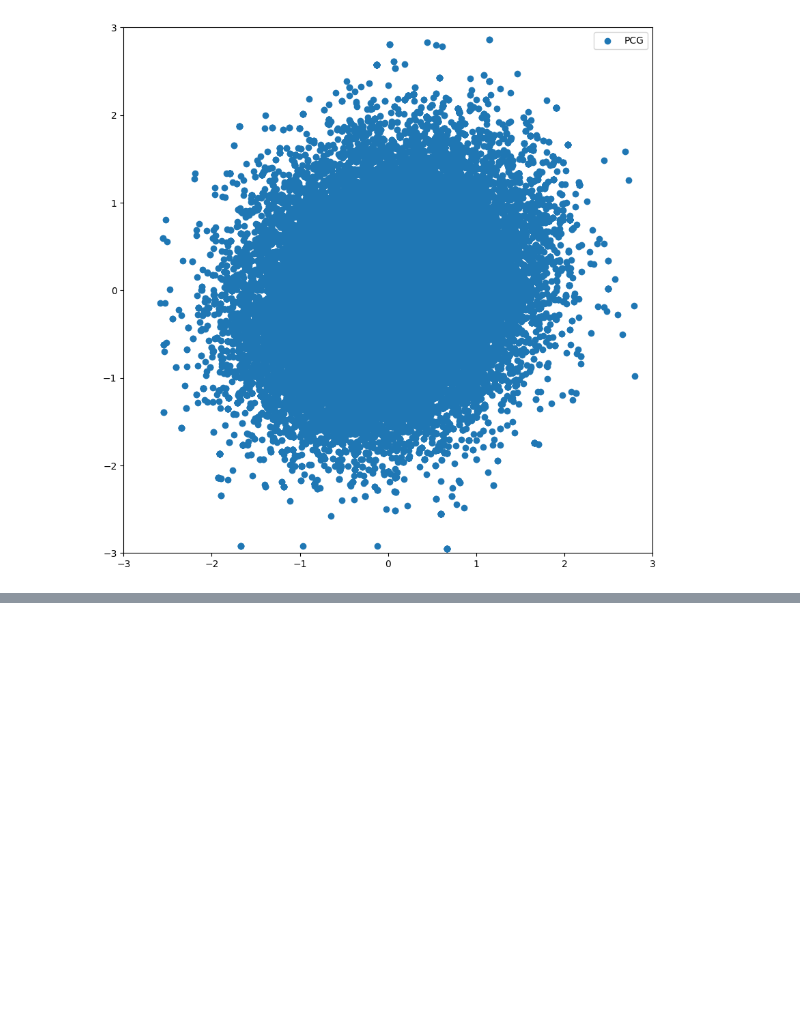
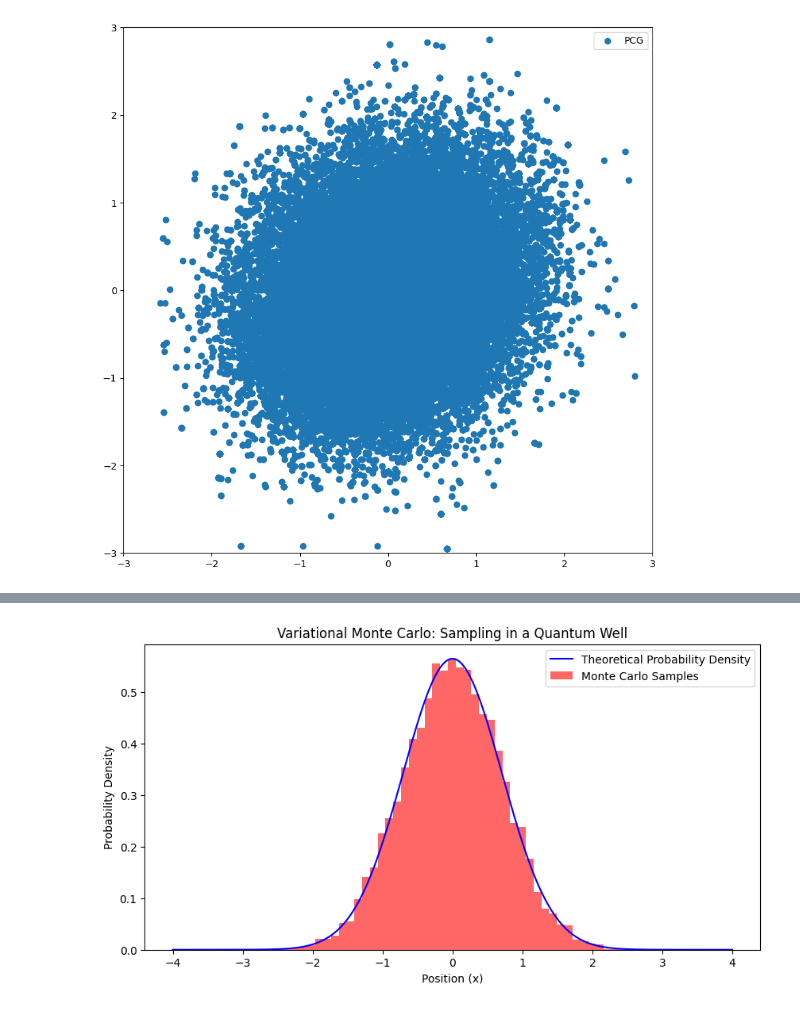
Before and after one commit to Daniel-Haas-B/NeuralQuantumState, a Jupyter notebook: thesis_misc/crazystuff.ipynb, the cells around one changed output, grey strips where cells are left out. Cells and saved outputs as stored; diff of their text form; code cells hidden in the pictures; blank space fills up the shorter version.

```diff
--- a/thesis_misc/crazystuff.ipynb
+++ b/thesis_misc/crazystuff.ipynb
@@ -1010,0 +1035,26 @@ x.ndim
+# %%
+import numpy as np
+import matplotlib.pyplot as plt
+
+def psi_squared(x):
+    """ Probability density function for the ground state of a harmonic oscillator. """
+    return np.exp(-x**2) / np.sqrt(np.pi)  # Normalized wave function squared
+
+# Monte Carlo sampling
+num_samples = 10000
+samples = np.random.normal(0, 1/np.sqrt(2), num_samples)  # Sample from Gaussian approximating the ground state
+
+# Visualization
+x_values = np.linspace(-4, 4, 400)
+y_values = psi_squared(x_values)
+
+plt.figure(figsize=(10, 5))
+plt.plot(x_values, y_values, label='Theoretical Probability Density', color='blue')
+plt.hist(samples, bins=50, density=True, alpha=0.6, color='red', label='Monte Carlo Samples')
+plt.title('Variational Monte Carlo: Sampling in a Quantum Well')
+plt.xlabel('Position (x)')
+plt.ylabel('Probability Density')
+plt.legend()
+plt.show()
+# %% [output]
+[figure, added]
```
Also changed, not shown: parts of 9 cells of this notebook, 30 other files.
